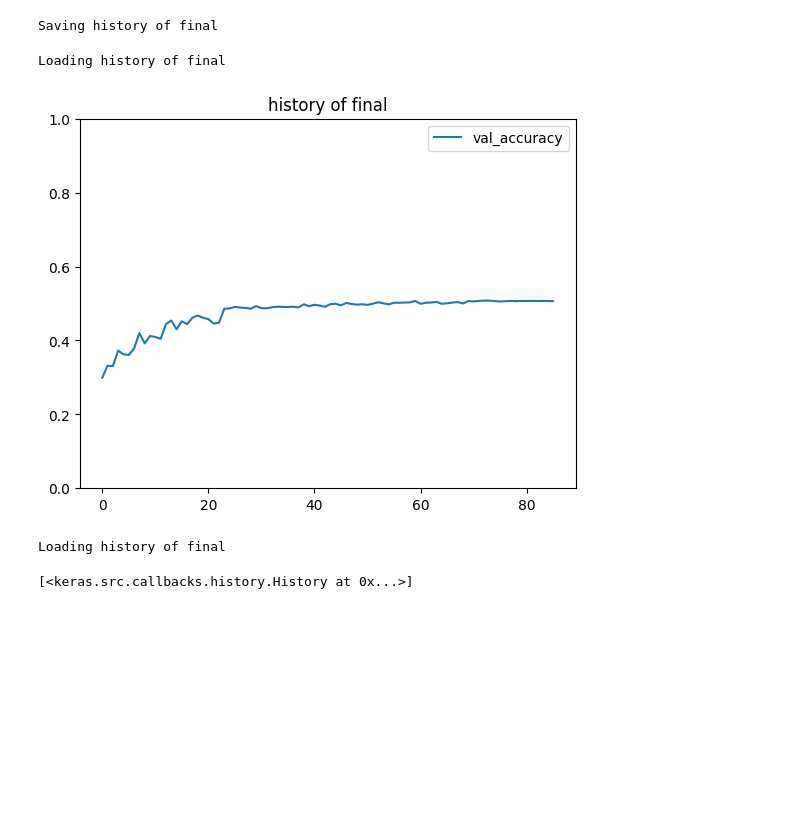
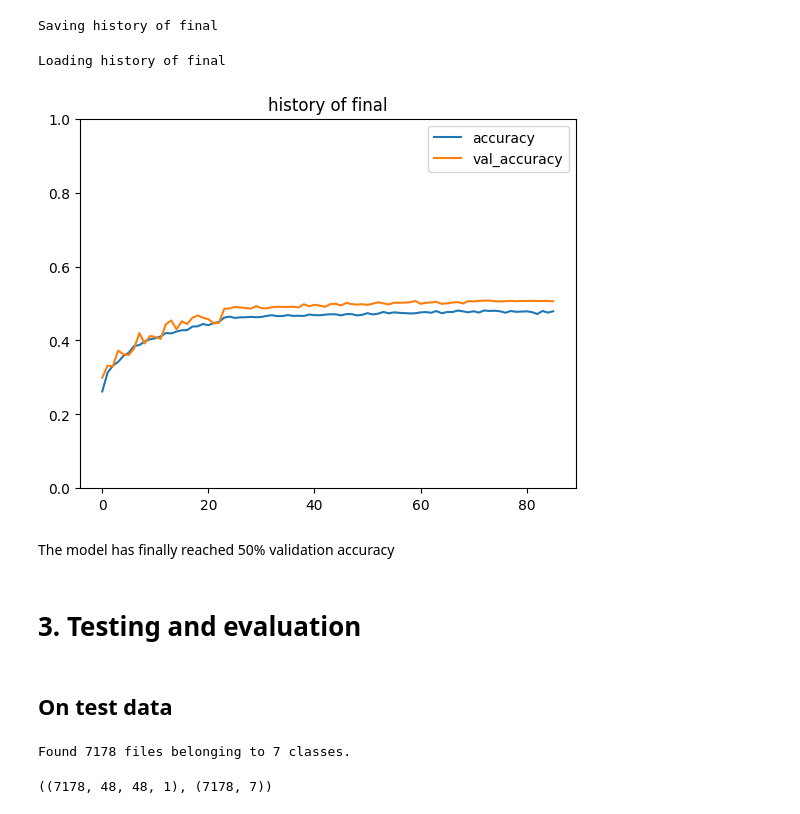
Before and after one commit to slotling/ml-with-images, a Jupyter notebook: 2_emotion_tuning.ipynb, the cells around one changed output. Cells and saved outputs as stored; diff of their text form; code cells hidden in the pictures; blank space fills up the shorter version.

```diff
--- a/2_emotion_tuning.ipynb
+++ b/2_emotion_tuning.ipynb
@@ -631,12 +632,36 @@ save_object(history)
 # %% [output]
 Saving history of final
 # %%
-plot_object(["val_accuracy"])
+plot_object(["accuracy", "val_accuracy"])
 # %% [output]
 Loading history of final
-[figure, old version]
+[figure, new version]
-# %%
-load_object()
-# %% [output]
-Loading history of final
-[<keras.src.callbacks.history.History at 0x...>]
+# %% [markdown]
+The model has finally reached 50% validation accuracy
+# %% [markdown]
+# 3. Testing and evaluation
+# %% [markdown]
+## On test data
+# %%
+test_ds = tf.keras.utils.image_dataset_from_directory(
+    pathlib.Path("emotion_data/test"),
+    seed=91,
+    image_size=(48,48),
+    batch_size=10000,
+    color_mode='grayscale',
+    shuffle=True,
+    label_mode='categorical'
+)
+
+x = None
+y = None
+
+for x_batch, y_batch in test_ds:
+    x = x_batch.numpy()
+    y = y_batch.numpy()
+    break
+
+x.shape, y.shape
+# %% [output]
+Found 7178 files belonging to 7 classes.
+((7178, 48, 48, 1), (7178, 7))
```
Also changed, not shown: parts of 8 cells of this notebook, 10 other files.
